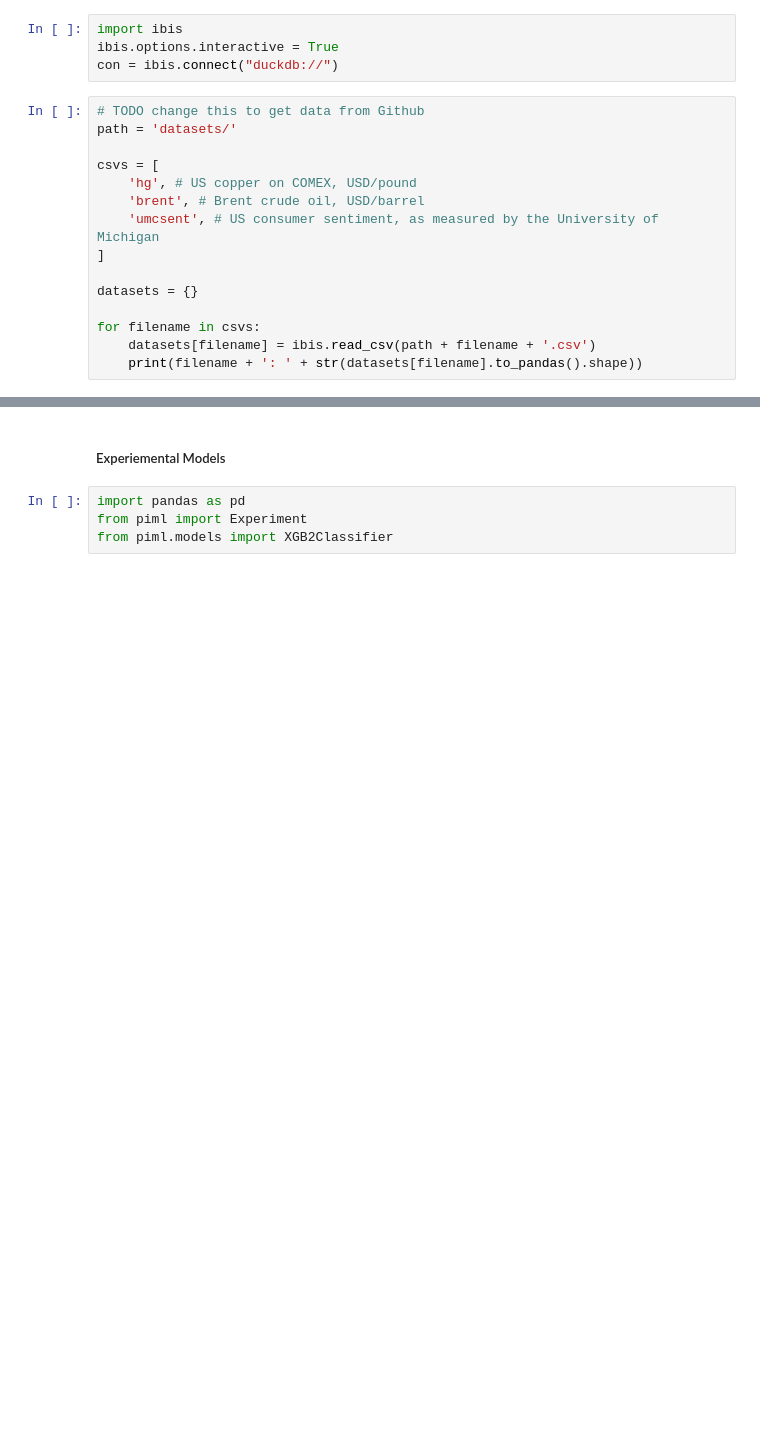
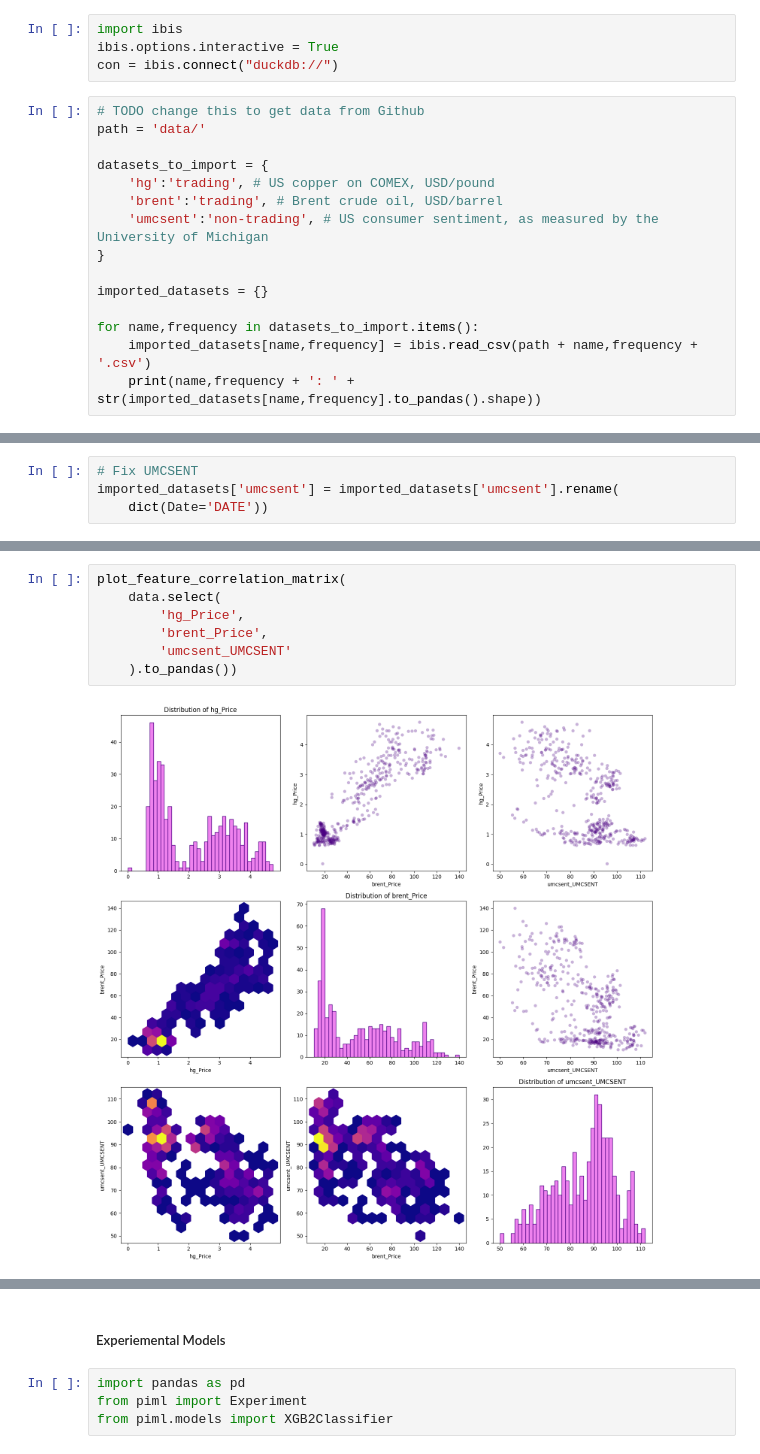
Before and after one commit to neal-logan/ea-nasir, a Jupyter notebook: 01_eda.ipynb, the cells around one changed output, grey strips where cells are left out. Drawn from its saved outputs; the diff is of its cells as text; blank space fills up the shorter version.

```diff
--- a/01_eda.ipynb
+++ b/01_eda.ipynb
@@ -52,16 +29,16 @@ ibis.options.interactive = True
 con = ibis.connect("duckdb://")
 # %%
 # TODO change this to get data from Github
-path = 'datasets/'
+path = 'data/'
 
-csvs = [
-    'hg', # US copper on COMEX, USD/pound
-    'brent', # Brent crude oil, USD/barrel
-    'umcsent', # US consumer sentiment, as measured by the University of Michigan
-]
+datasets_to_import = {
+    'hg':'trading', # US copper on COMEX, USD/pound
+    'brent':'trading', # Brent crude oil, USD/barrel
+    'umcsent':'non-trading', # US consumer sentiment, as measured by the University of Michigan
+}
 
-datasets = {}
+imported_datasets = {}
 
-for filename in csvs:
-    datasets[filename] = ibis.read_csv(path + filename + '.csv')
-    print(filename + ': ' + str(datasets[filename].to_pandas().shape))
+for name,frequency in datasets_to_import.items():
+    imported_datasets[name,frequency] = ibis.read_csv(path + name,frequency + '.csv')
+    print(name,frequency + ': ' + str(imported_datasets[name,frequency].to_pandas().shape))
@@ -73,0 +66,4 @@ umcsent: (561, 2)
+# %%
+# Fix UMCSENT
+imported_datasets['umcsent'] = imported_datasets['umcsent'].rename(
+    dict(Date='DATE'))
@@ -103,0 +221,9 @@ datasets['umcsent'].to_pandas().describe(include='all').T
+# %%
+plot_feature_correlation_matrix(
+    data.select(
+        'hg_Price',
+        'brent_Price',
+        'umcsent_UMCSENT'
+    ).to_pandas())
+# %% [output]
+[figure, added]
```
Also changed, not shown: parts of 45 cells of this notebook, 16 other files.
